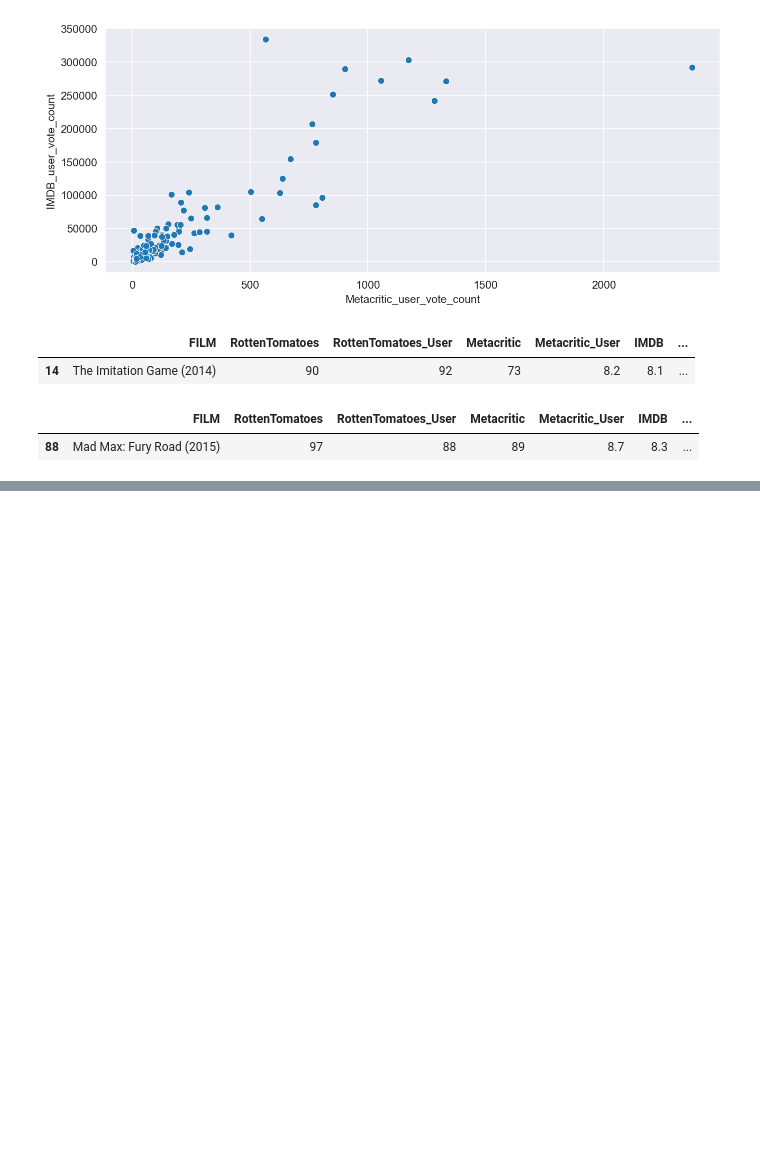
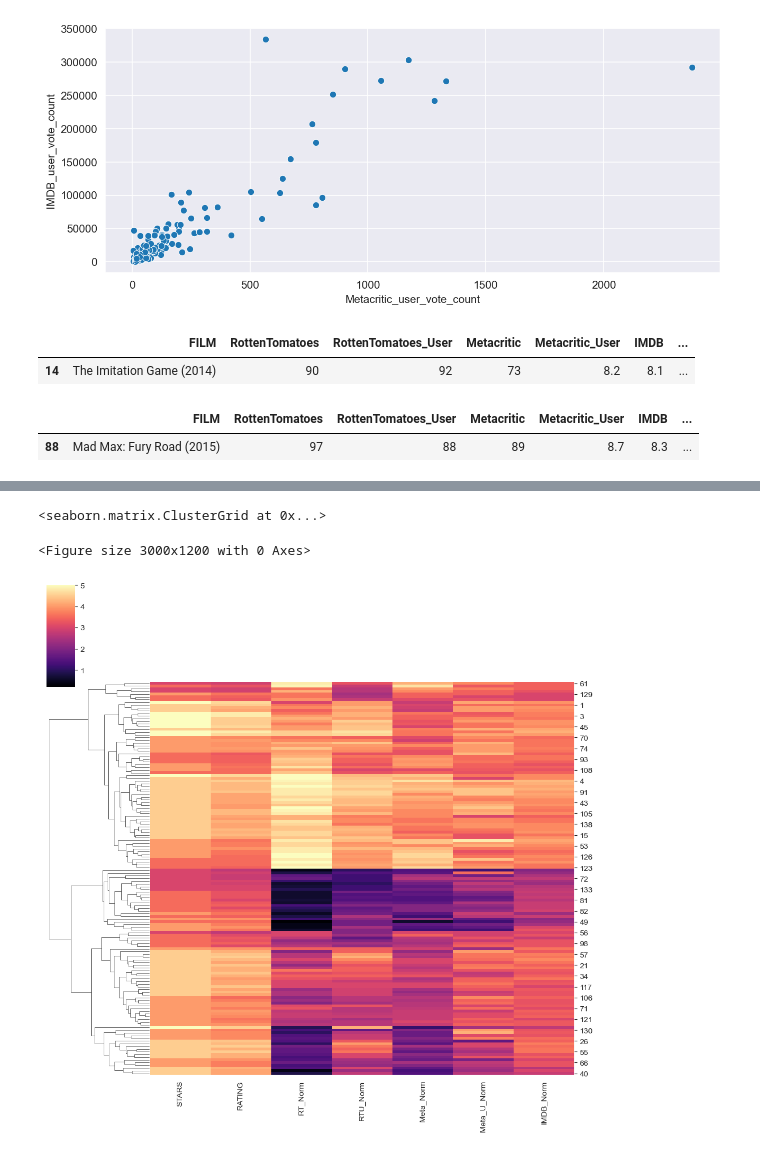
Before and after one commit to mlkbrv/FandangoDataVisualisation, a Jupyter notebook: sample.ipynb, the cells around one changed output, grey strips where cells are left out. Cells and saved outputs as stored; diff of their text form; code cells hidden in the pictures; blank space fills up the shorter version.

```diff
--- a/sample.ipynb
+++ b/sample.ipynb
@@ -256,0 +356,7 @@ all_sites.nlargest(1,"Metacritic_user_vote_count")
+# %%
+plt.figure(figsize=(15,6),dpi=200)
+sns.clustermap(norm_scores,cmap="magma",col_cluster=False)
+# %% [output]
+<seaborn.matrix.ClusterGrid at 0x...>
+<Figure size 3000x1200 with 0 Axes>
+[figure, added]
```
Also changed, not shown: parts of 16 cells of this notebook.
